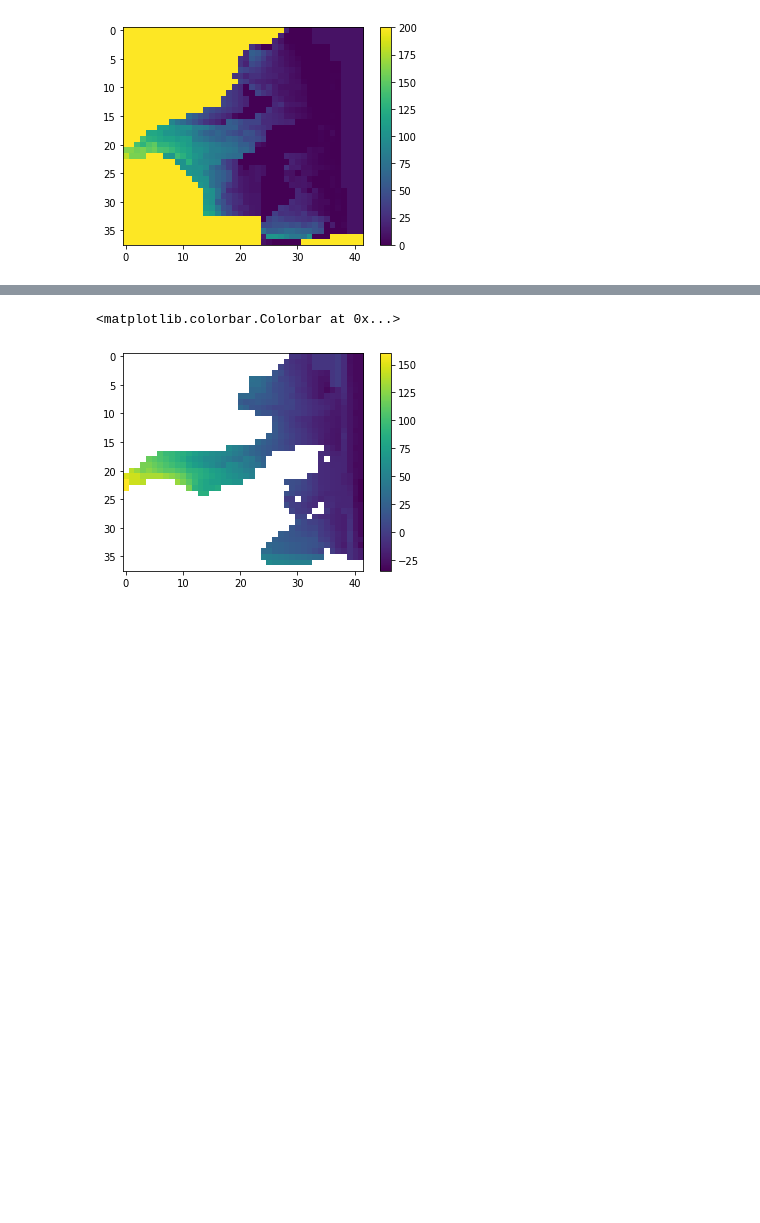
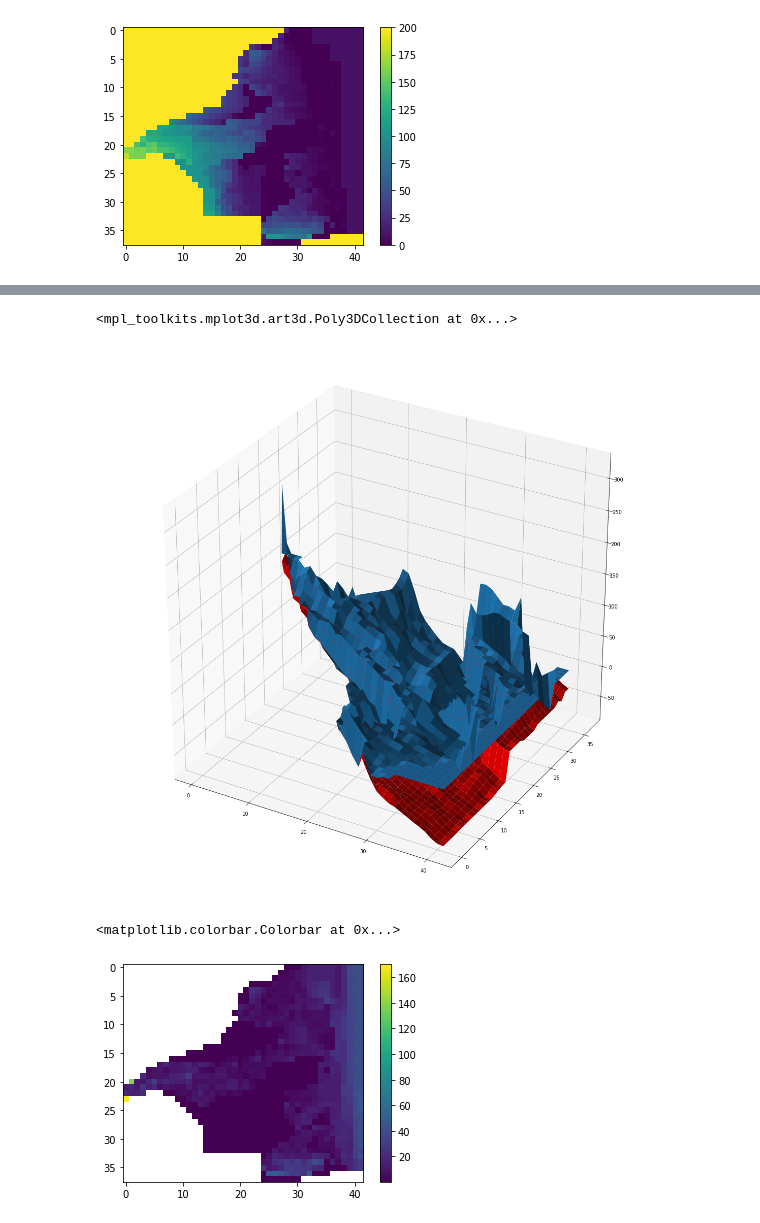
Before and after one commit to LudovicSchorpp/TM_Ludovic_Schorpp, a Jupyter notebook: codes_tests/Chabart/notebooks/Import data.ipynb, the cells around one changed output, grey strips where cells are left out. Saved outputs shown, nothing was run; the diff lists cells and outputs as text; code cells hidden in the pictures; blank space fills up the shorter version.

```diff
--- a/codes_tests/Chabart/notebooks/Import data.ipynb
+++ b/codes_tests/Chabart/notebooks/Import data.ipynb
@@ -107,6 +167,24 @@ a.set_clim(0,150)
+# %%
+x=np.arange(42)
+y=np.arange(38)
+X,Y=np.meshgrid(x,y)
+# %%
+top[top>1000]=None
+bot1[bot1>1000]=None
+bot2[bot2>1000]=None
+bot3[bot3>1000]=None
+bot4[bot4>1000]=None
+# %%
+fig = plt.figure(figsize=(20,20))
+ax = plt.axes(projection='3d')
+ax.plot_surface(X,Y,np.array(bot3),color="r",alpha=1,rstride=1,cstride=1,edgecolor='none')
+ax.plot_surface(X,Y,np.array(top),rstride=1,cstride=1)
+# %% [output]
+<mpl_toolkits.mplot3d.art3d.Poly3DCollection at 0x...>
+[figure, added]
 # %%
-plt.imshow(sub_c1)
+plt.imshow(top-bot1)
 plt.colorbar()
 # %% [output]
 <matplotlib.colorbar.Colorbar at 0x...>
-[figure, old version]
+[figure, new version]
```
Also changed, not shown: parts of 10 cells of this notebook, 3 other files.
